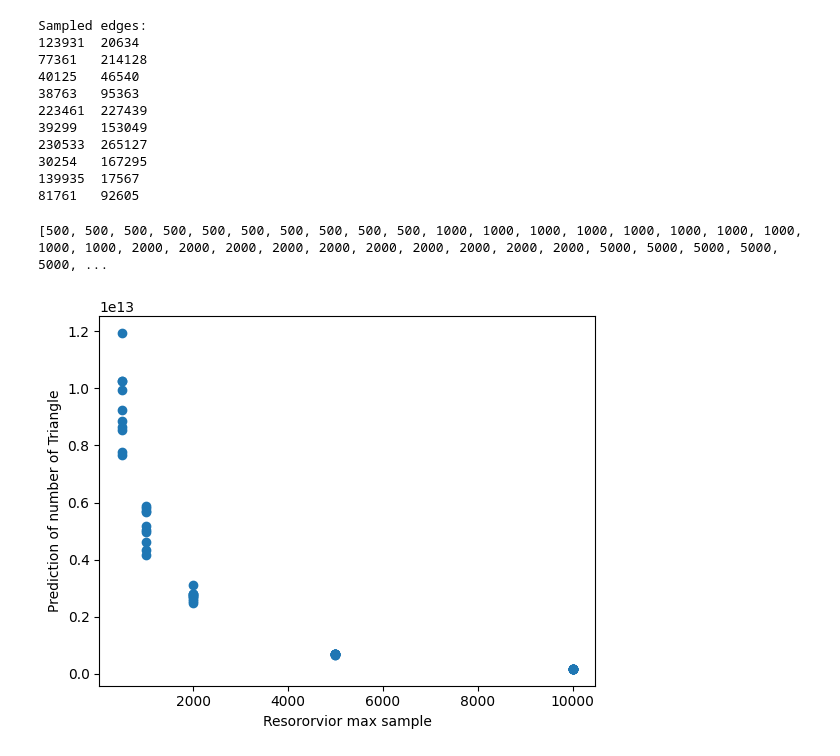
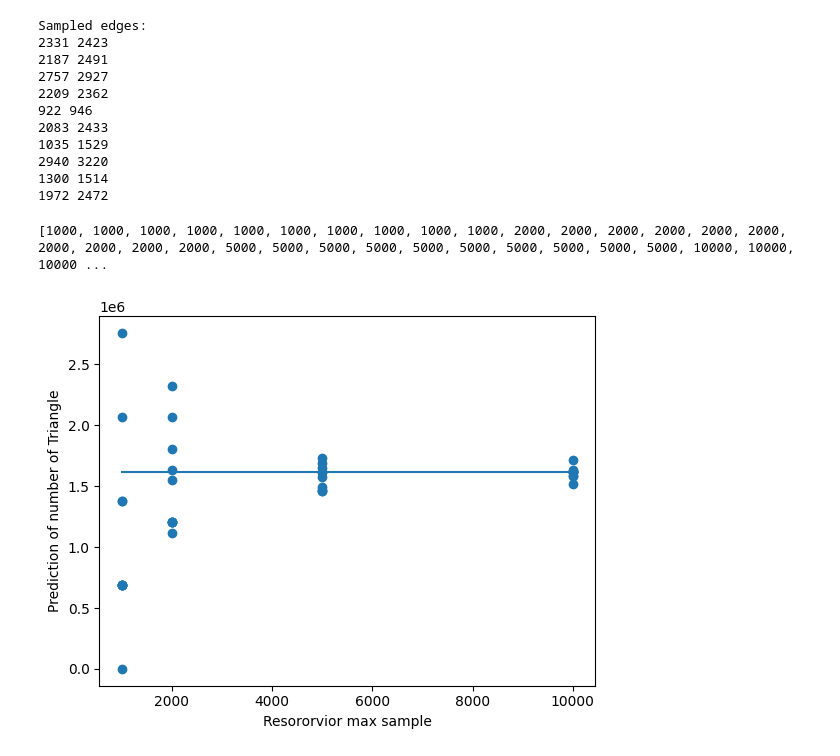
Before and after one commit to zhanglinyi1999/Datamining_HW3, a Jupyter notebook: src/lab3.ipynb, the cells around one changed output. Cells and saved outputs as stored; diff of their text form; code cells hidden in the pictures.

```diff
--- a/src/lab3.ipynb
+++ b/src/lab3.ipynb
@@ -7,5 +7,7 @@ import random
 import tqdm
 # %%
 path = os.path.dirname(os.getcwd())
-data_path = os.path.join(path, 'data','web-Stanford.txt', 'web-Stanford.txt')
+# data_path = os.path.join(path, 'data','web-Stanford.txt', 'web-Stanford.txt')
+# data_path = os.path.join(path, 'data','web-NotreDame.txt', 'web-NotreDame.txt')
+data_path = os.path.join(path, 'data','facebook_combined.txt', 'facebook_combined.txt')
 data_path
@@ -113,15 +125,15 @@ for edge in sample:
     print(edge)
 # %% [output]
 Sampled edges:
-123931  20634
-77361   214128
-40125   46540
-38763   95363
-223461  227439
-39299   153049
-230533  265127
-30254   167295
-139935  17567
-81761   92605
+2331 2423
+2187 2491
+2757 2927
+2209 2362
+922 946
+2083 2433
+1035 1529
+2940 3220
+1300 1514
+1972 2472
 # %%
 from collections import defaultdict
@@ -194,18 +242,20 @@ class Triest_base:
 # %%
-Ms=[500,1000,2000,5000,10000]
+Ms=[1000,2000,5000,10000]
+# Ms=[500]
 test=10
 X=[i for i in Ms for _ in range(test)]
 print(X)
 Y=[]
 for M in Ms:
     for _ in tqdm.tqdm(range(test)):
         algor=Triest_base(M=M)
 
         Y.append(algor.insert(data_path))
 plt.scatter(X,Y)
 plt.xlabel("Resororvior max sample")
 plt.ylabel("Prediction of number of Triangle")
+plt.plot([Ms[0], Ms[-1]], [1612010, 1612010])
 plt.show()
 # %% [output]
-[500, 500, 500, 500, 500, 500, 500, 500, 500, 500, 1000, 1000, 1000, 1000, 1000, 1000, 1000, 1000, 1000, 1000, 2000, 2000, 2000, 2000, 2000, 2000, 2000, 2000, 2000, 2000, 5000, 5000, 5000, 5000, 5000, ...
+[1000, 1000, 1000, 1000, 1000, 1000, 1000, 1000, 1000, 1000, 2000, 2000, 2000, 2000, 2000, 2000, 2000, 2000, 2000, 2000, 5000, 5000, 5000, 5000, 5000, 5000, 5000, 5000, 5000, 5000, 10000, 10000, 10000 ...
-[figure, old version]
+[figure, new version]
```
Also changed, not shown: parts of 8 cells of this notebook, 2 other files.
